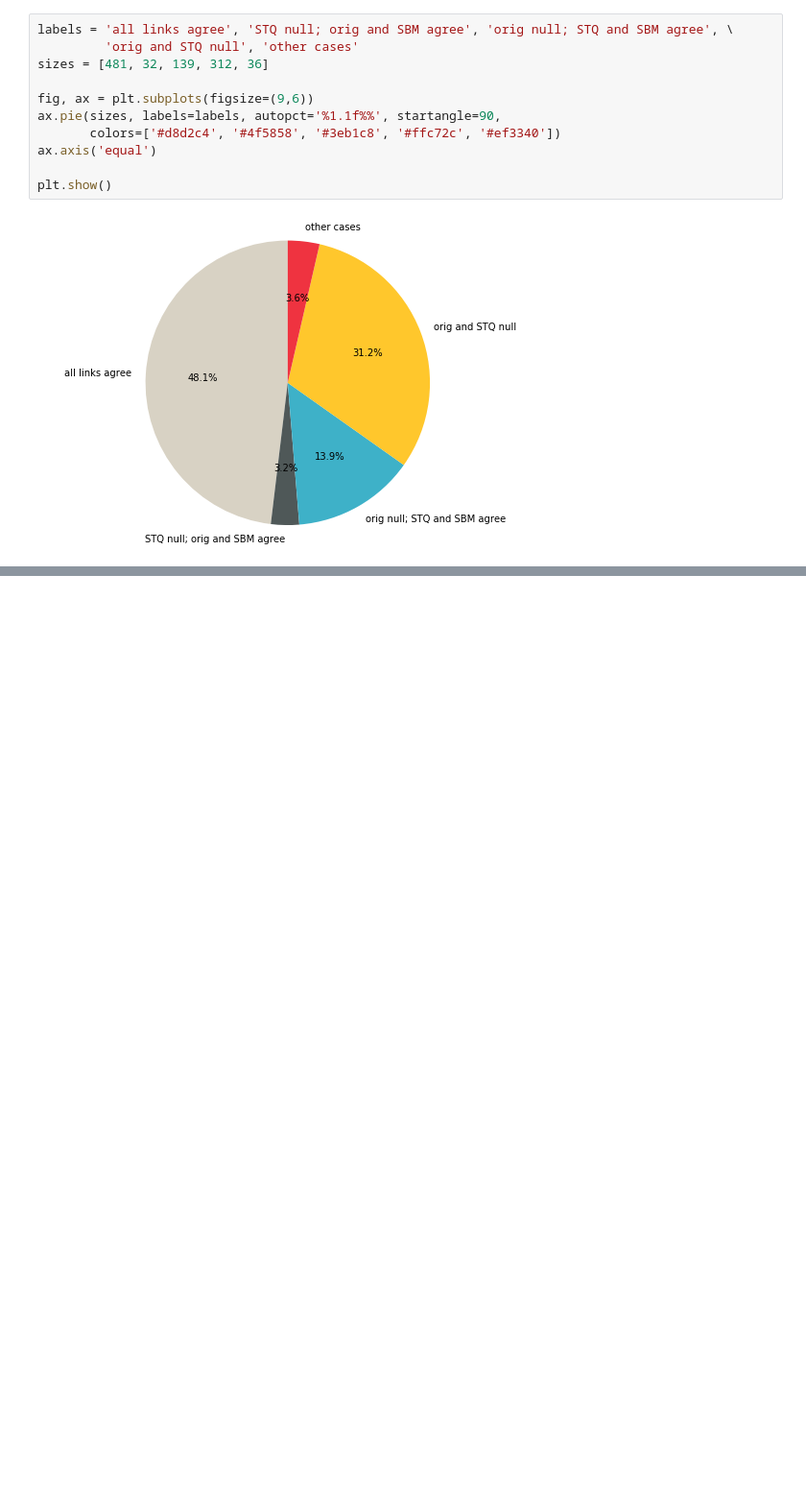
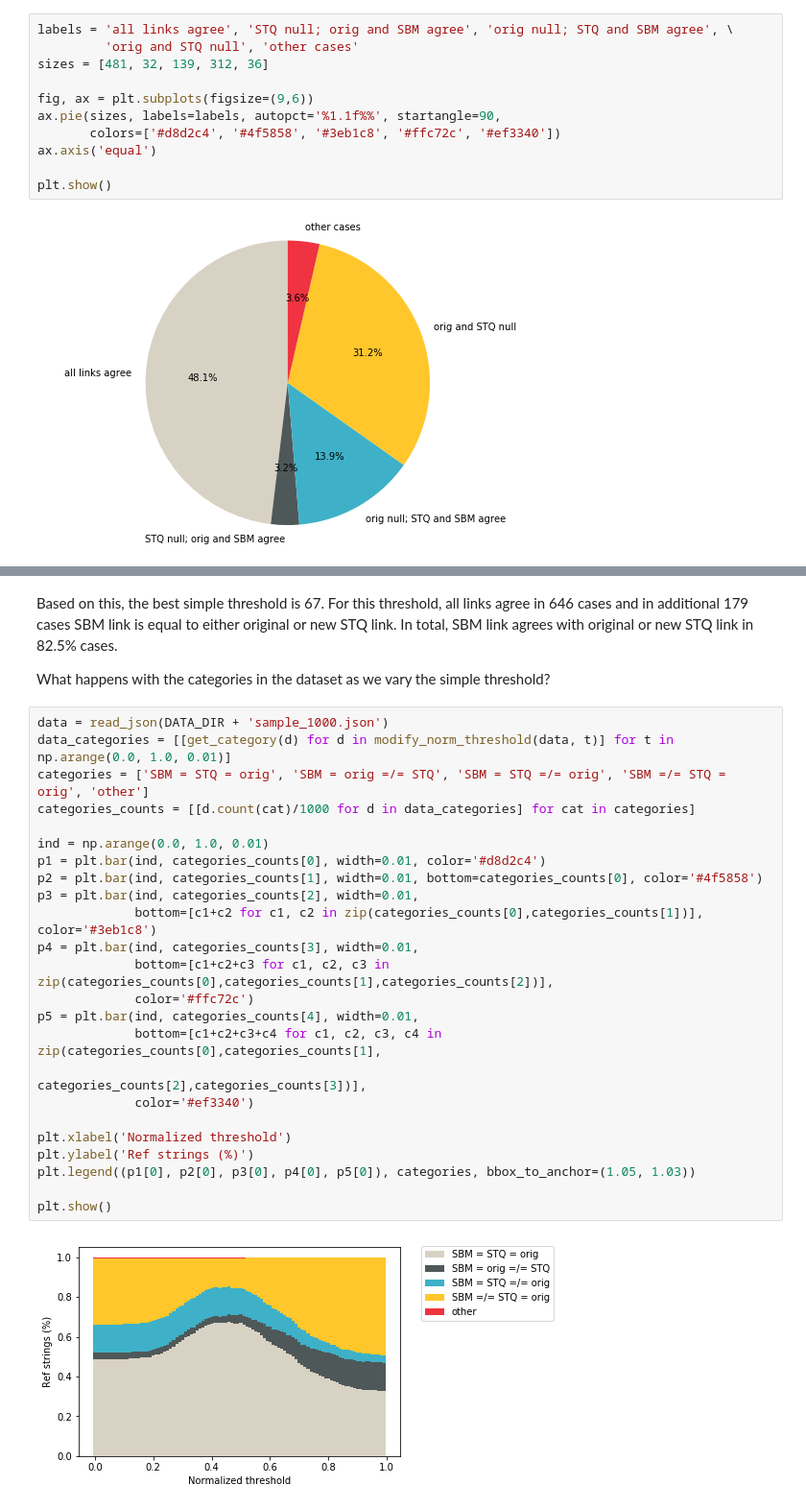
Before and after one commit to CrossRef/reference-matching-evaluation, a Jupyter notebook: analyses/existing_matches.ipynb, the cells around one changed output, grey strips where cells are left out. Shown: that part at 96% size. Saved outputs shown, nothing was run; the diff lists cells and outputs as text; blank space fills up the shorter version.

```diff
--- a/analyses/existing_matches.ipynb
+++ b/analyses/existing_matches.ipynb
@@ -223,0 +304,30 @@ plt.show()
+# %% [markdown]
+Based on this, the best simple threshold is 67. For this threshold, all links agree in 646 cases and in additional 179 cases SBM link is equal to either original or new STQ link. In total, SBM link agrees with original or new STQ link in 82.5% cases.
+
+What happens with the categories in the dataset as we vary the simple threshold?
+# %%
+data = read_json(DATA_DIR + 'sample_1000.json')
+data_categories = [[get_category(d) for d in modify_norm_threshold(data, t)] for t in np.arange(0.0, 1.0, 0.01)]
+categories = ['SBM = STQ = orig', 'SBM = orig =/= STQ', 'SBM = STQ =/= orig', 'SBM =/= STQ = orig', 'other']
+categories_counts = [[d.count(cat)/1000 for d in data_categories] for cat in categories]
+
+ind = np.arange(0.0, 1.0, 0.01)
+p1 = plt.bar(ind, categories_counts[0], width=0.01, color='#d8d2c4')
+p2 = plt.bar(ind, categories_counts[1], width=0.01, bottom=categories_counts[0], color='#4f5858')
+p3 = plt.bar(ind, categories_counts[2], width=0.01,
+             bottom=[c1+c2 for c1, c2 in zip(categories_counts[0],categories_counts[1])], color='#3eb1c8')
+p4 = plt.bar(ind, categories_counts[3], width=0.01,
+             bottom=[c1+c2+c3 for c1, c2, c3 in zip(categories_counts[0],categories_counts[1],categories_counts[2])],
+             color='#ffc72c')
+p5 = plt.bar(ind, categories_counts[4], width=0.01,
+             bottom=[c1+c2+c3+c4 for c1, c2, c3, c4 in zip(categories_counts[0],categories_counts[1],
+                                                           categories_counts[2],categories_counts[3])],
+             color='#ef3340')
+
+plt.xlabel('Normalized threshold')
+plt.ylabel('Ref strings (%)')
+plt.legend((p1[0], p2[0], p3[0], p4[0], p5[0]), categories, bbox_to_anchor=(1.05, 1.03))
+
+plt.show()
+# %% [output]
+[figure, added]
```
Also changed, not shown: parts of 26 cells of this notebook, 2 other files.
